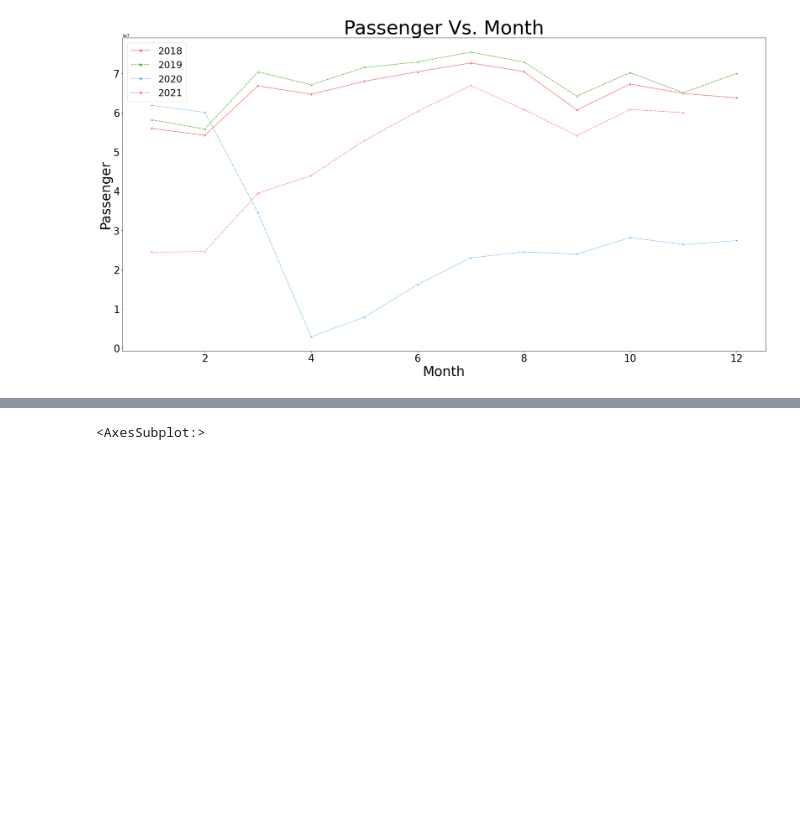
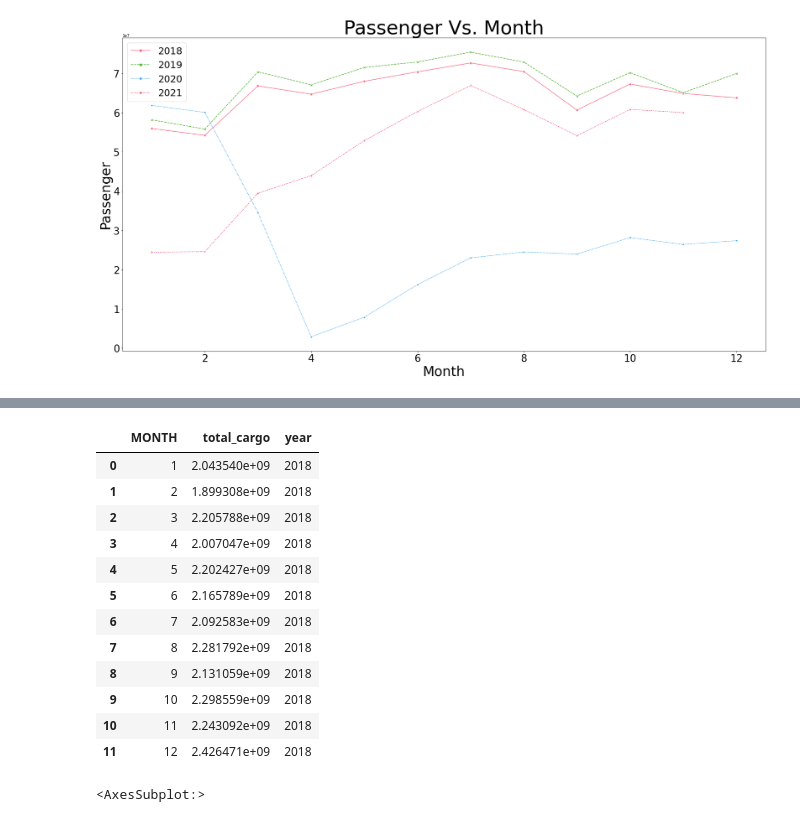
Before and after one commit to lxzhe718-1935368/Influence-Of-COVID-On-Our-Trip, a Jupyter notebook: final_project.ipynb, the cells around one changed output, grey strips where cells are left out. Cells and saved outputs as stored; diff of their text form; code cells hidden in the pictures; blank space fills up the shorter version.

```diff
--- a/final_project.ipynb
+++ b/final_project.ipynb
@@ -134,3 +211,19 @@ The graph shows how passengers change over month. It really make sense that duri
+# %%
+cargo_2018
+# %% [output]
+|  | MONTH | total_cargo | year |
+| 0 | 1 | 2.043540e+09 | 2018 |
+| 1 | 2 | 1.899308e+09 | 2018 |
+| 2 | 3 | 2.205788e+09 | 2018 |
+| 3 | 4 | 2.007047e+09 | 2018 |
+| 4 | 5 | 2.202427e+09 | 2018 |
+| 5 | 6 | 2.165789e+09 | 2018 |
+| 6 | 7 | 2.092583e+09 | 2018 |
+| 7 | 8 | 2.281792e+09 | 2018 |
+| 8 | 9 | 2.131059e+09 | 2018 |
+| 9 | 10 | 2.298559e+09 | 2018 |
+| 10 | 11 | 2.243092e+09 | 2018 |
+| 11 | 12 | 2.426471e+09 | 2018 |
 # %%
 df = gpd.read_file(us_map)
 # %%
```
Also changed, not shown: parts of 10 cells of this notebook.
